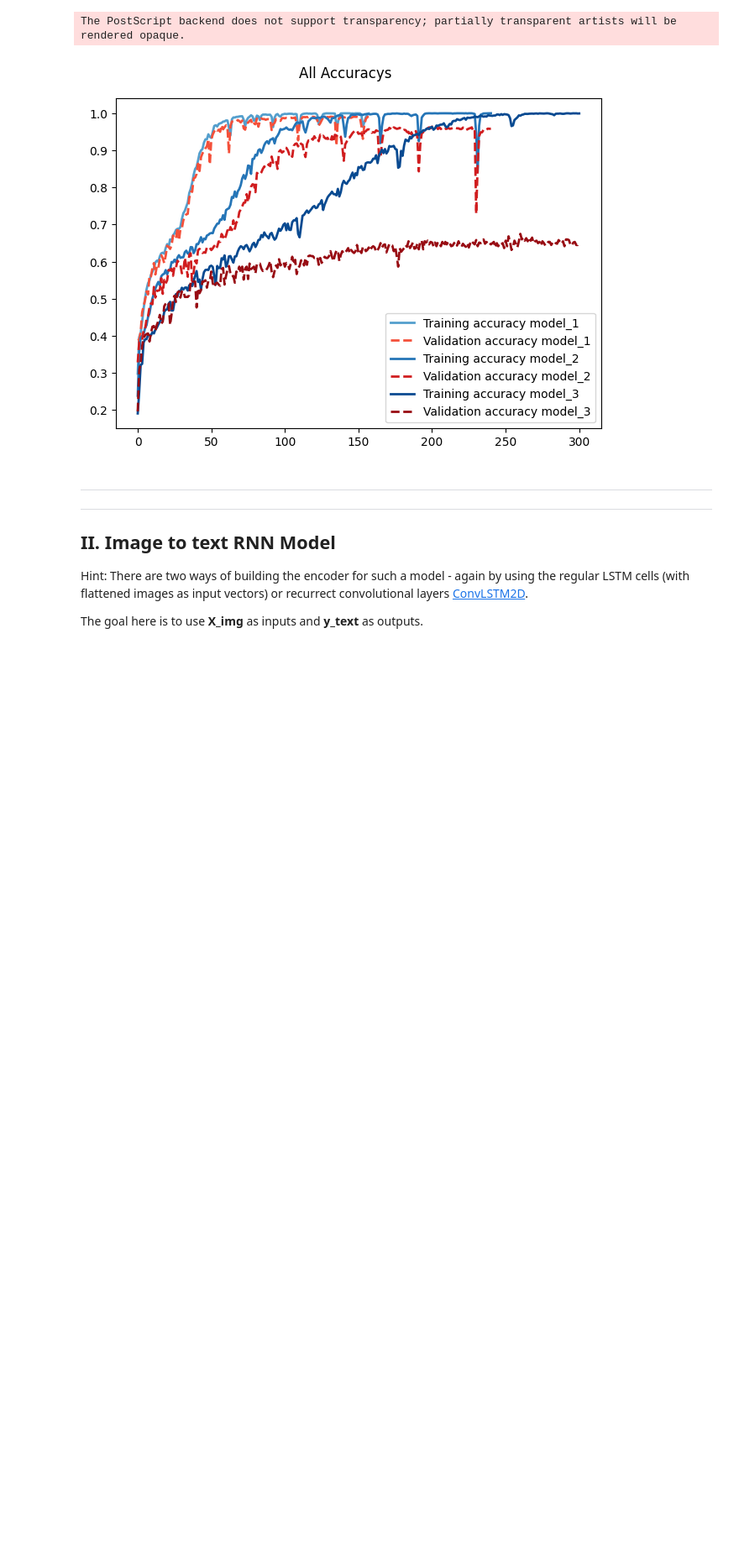
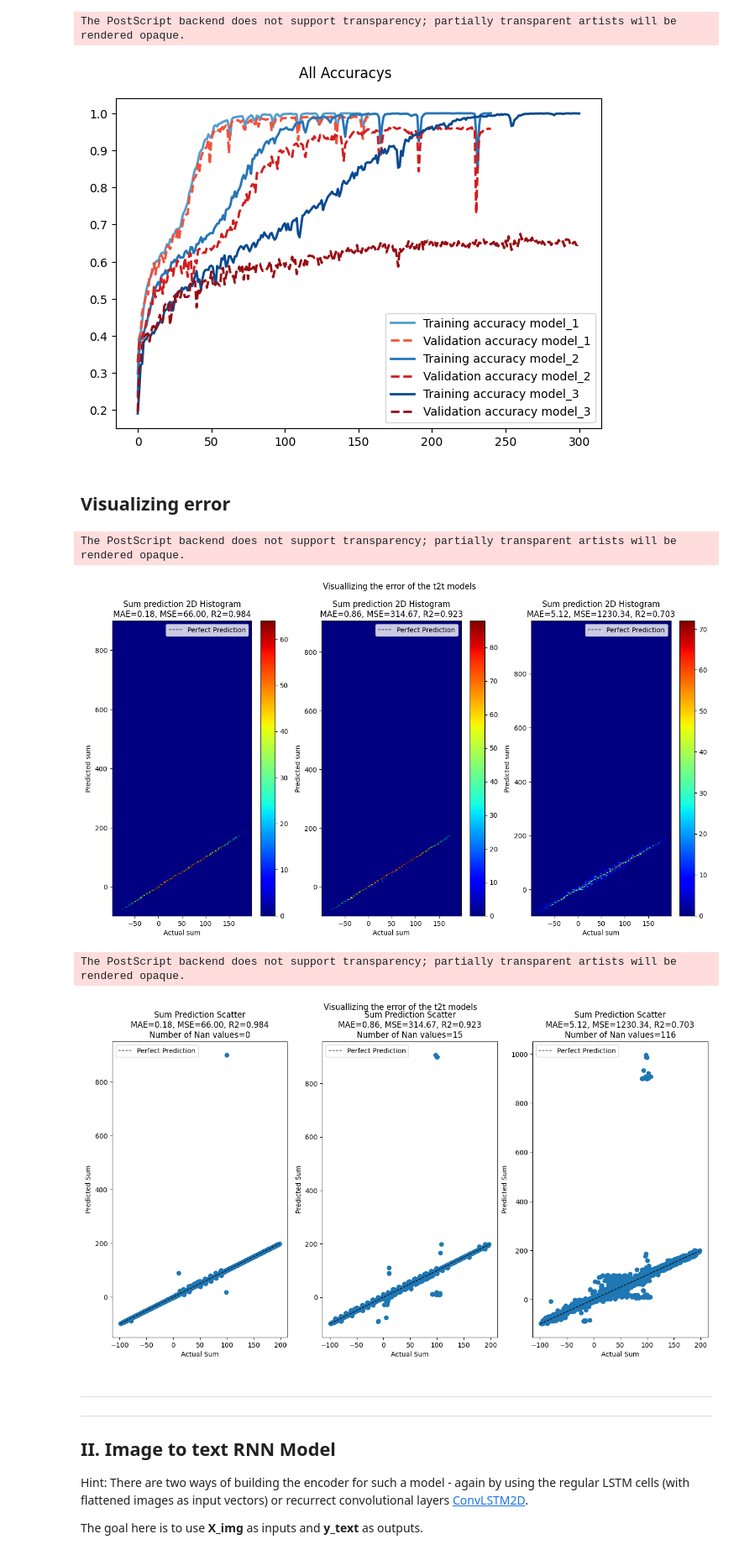
Before and after one commit to watchthedoge/IDL_22, a Jupyter notebook: Assignment_2/Part_2/A2_RNNs.ipynb, the cells around one changed output. Shown: that part at 84% size. Drawn from its saved outputs; the diff is of its cells as text; code cells hidden in the pictures; blank space fills up the shorter version.

Commit message:
Visualizing error for t2t

```diff
--- a/Assignment_2/Part_2/A2_RNNs.ipynb
+++ b/Assignment_2/Part_2/A2_RNNs.ipynb
@@ -406,7 +406,7 @@ else:
         test_y = text_data[fraction_key]['test_y']
 
         t2tmodel = keras.models.load_model(f'./models/{model_name}.keras')
-        with open(f'./histories/{model_name}_history', 'r') as file:
+        with open(f'./histories/{model_name}_history', 'rb') as file:
             history = pickle.load(file)
 
         t2t_pred = t2tmodel.predict(test_x)
@@ -505,3 +486,5 @@ The PostScript backend does not support transparency; partially transparent arti
 [figure]
 The PostScript backend does not support transparency; partially transparent artists will be rendered opaque.
 [figure]
+# %% [markdown]
+## Visualizing error
@@ -508,3 +566,11 @@ The PostScript backend does not support transparency; partially transparent arti
+# %%
+plot_hist_predictions(models_data_and_predictions)
+plot_scatter_predictions(models_data_and_predictions)
+# %% [output]
+The PostScript backend does not support transparency; partially transparent artists will be rendered opaque.
+[figure, added]
+The PostScript backend does not support transparency; partially transparent artists will be rendered opaque.
+[figure, added]
 # %% [markdown]
 
 ---
```
Also changed, not shown: parts of 6 cells of this notebook, 5 other files.
